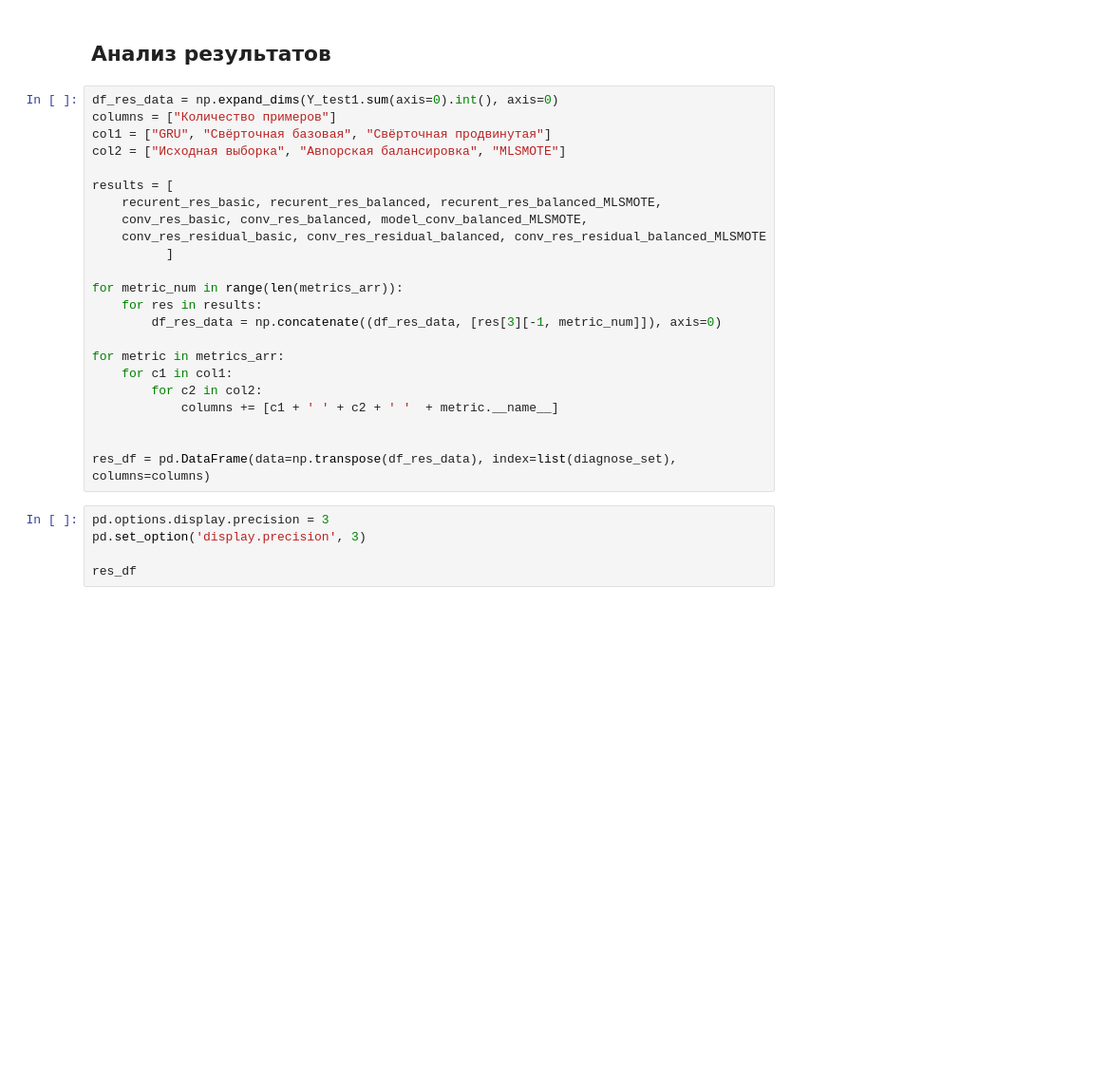
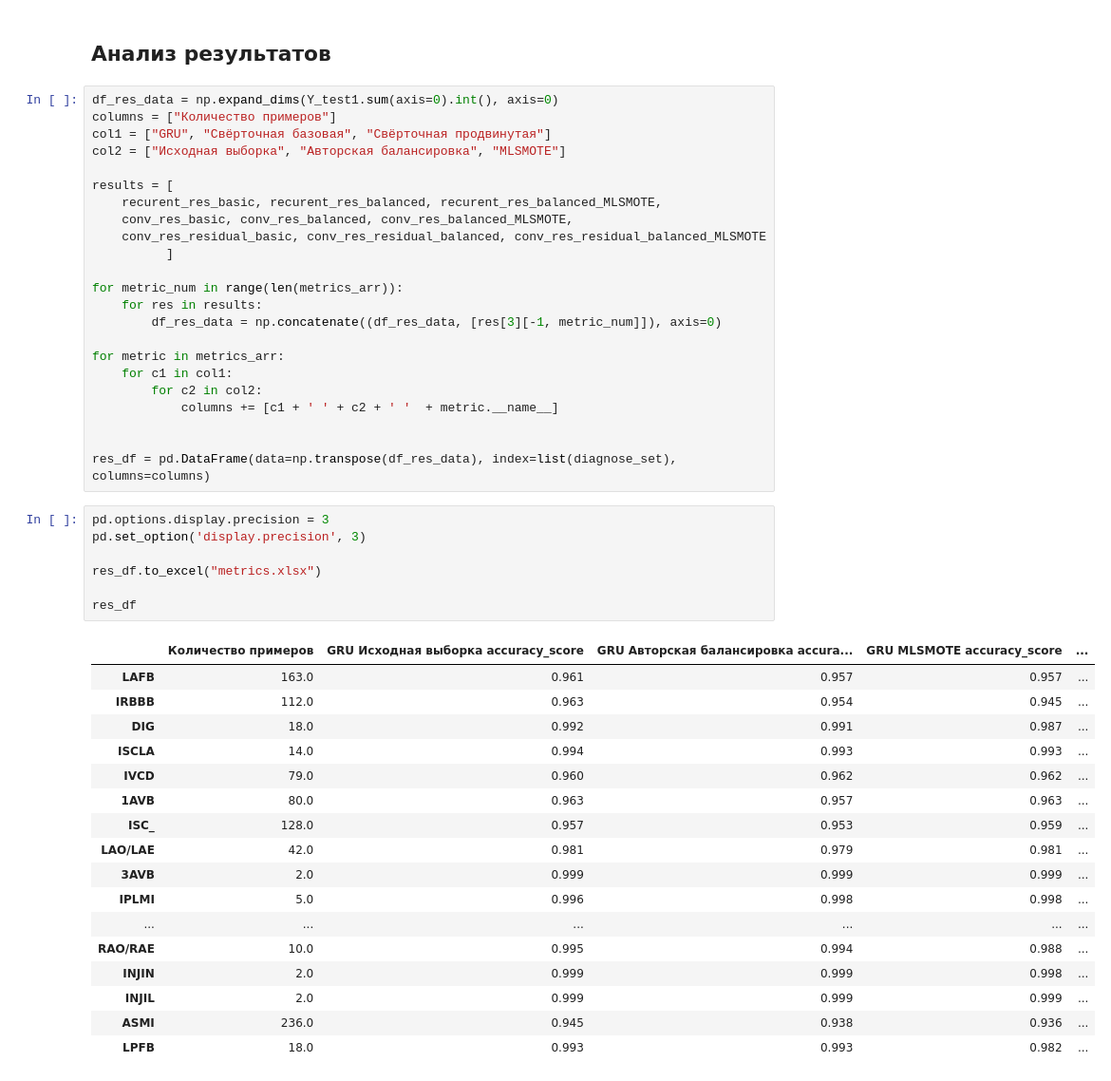
Before and after one commit to SergeiFG/ECG-Classifier, a Jupyter notebook: ECG_Basic.ipynb, the cells around one changed output. Shown at 95% size. Cells and saved outputs as stored; diff of their text form; blank space fills up the shorter version.

```diff
--- a/ECG_Basic.ipynb
+++ b/ECG_Basic.ipynb
@@ -660,11 +913,11 @@ del buffer
 df_res_data = np.expand_dims(Y_test1.sum(axis=0).int(), axis=0)
 columns = ["Количество примеров"]
 col1 = ["GRU", "Свёрточная базовая", "Свёрточная продвинутая"]
-col2 = ["Исходная выборка", "Авnорская балансировка", "MLSMOTE"]
+col2 = ["Исходная выборка", "Авторская балансировка", "MLSMOTE"]
 
 results = [
     recurent_res_basic, recurent_res_balanced, recurent_res_balanced_MLSMOTE,
-    conv_res_basic, conv_res_balanced, model_conv_balanced_MLSMOTE,
+    conv_res_basic, conv_res_balanced, conv_res_balanced_MLSMOTE,
     conv_res_residual_basic, conv_res_residual_balanced, conv_res_residual_balanced_MLSMOTE
           ]
 
@@ -682,5 +935,25 @@ res_df = pd.DataFrame(data=np.transpose(df_res_data), index=list(diagnose_set),
 # %%
 pd.options.display.precision = 3
 pd.set_option('display.precision', 3)
 
+res_df.to_excel("metrics.xlsx")
+
 res_df
+# %% [output]
+|  | Количество примеров | GRU Исходная выборка accuracy_score | GRU Авторская балансировка accura... | GRU MLSMOTE accuracy_score | ... |
+| LAFB | 163.0 | 0.961 | 0.957 | 0.957 | ... |
+| IRBBB | 112.0 | 0.963 | 0.954 | 0.945 | ... |
+| DIG | 18.0 | 0.992 | 0.991 | 0.987 | ... |
+| ISCLA | 14.0 | 0.994 | 0.993 | 0.993 | ... |
+| IVCD | 79.0 | 0.960 | 0.962 | 0.962 | ... |
+| 1AVB | 80.0 | 0.963 | 0.957 | 0.963 | ... |
+| ISC_ | 128.0 | 0.957 | 0.953 | 0.959 | ... |
+| LAO/LAE | 42.0 | 0.981 | 0.979 | 0.981 | ... |
+| 3AVB | 2.0 | 0.999 | 0.999 | 0.999 | ... |
+| IPLMI | 5.0 | 0.996 | 0.998 | 0.998 | ... |
+| ... | ... | ... | ... | ... | ... |
+| RAO/RAE | 10.0 | 0.995 | 0.994 | 0.988 | ... |
+| INJIN | 2.0 | 0.999 | 0.999 | 0.998 | ... |
+| INJIL | 2.0 | 0.999 | 0.999 | 0.999 | ... |
+| ASMI | 236.0 | 0.945 | 0.938 | 0.936 | ... |
+| LPFB | 18.0 | 0.993 | 0.993 | 0.982 | ... |
```
Also changed, not shown: parts of 29 cells of this notebook, 12 other files.
